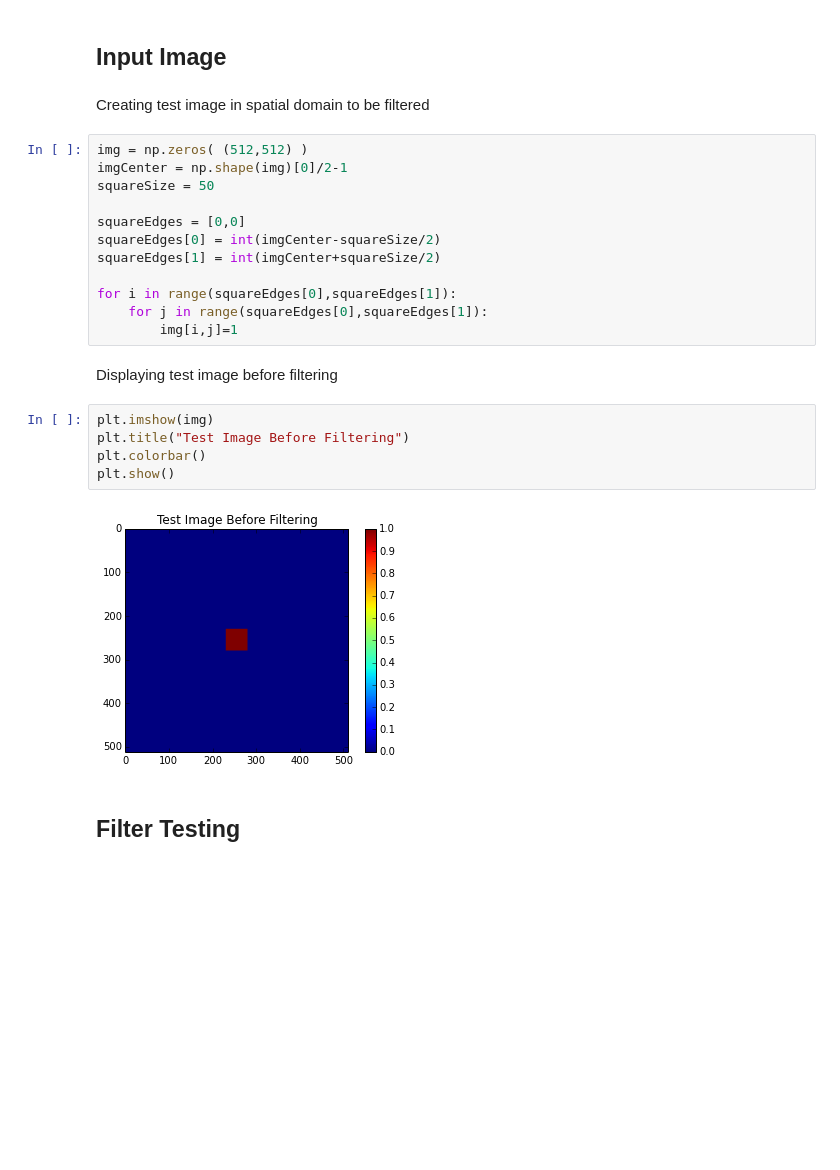
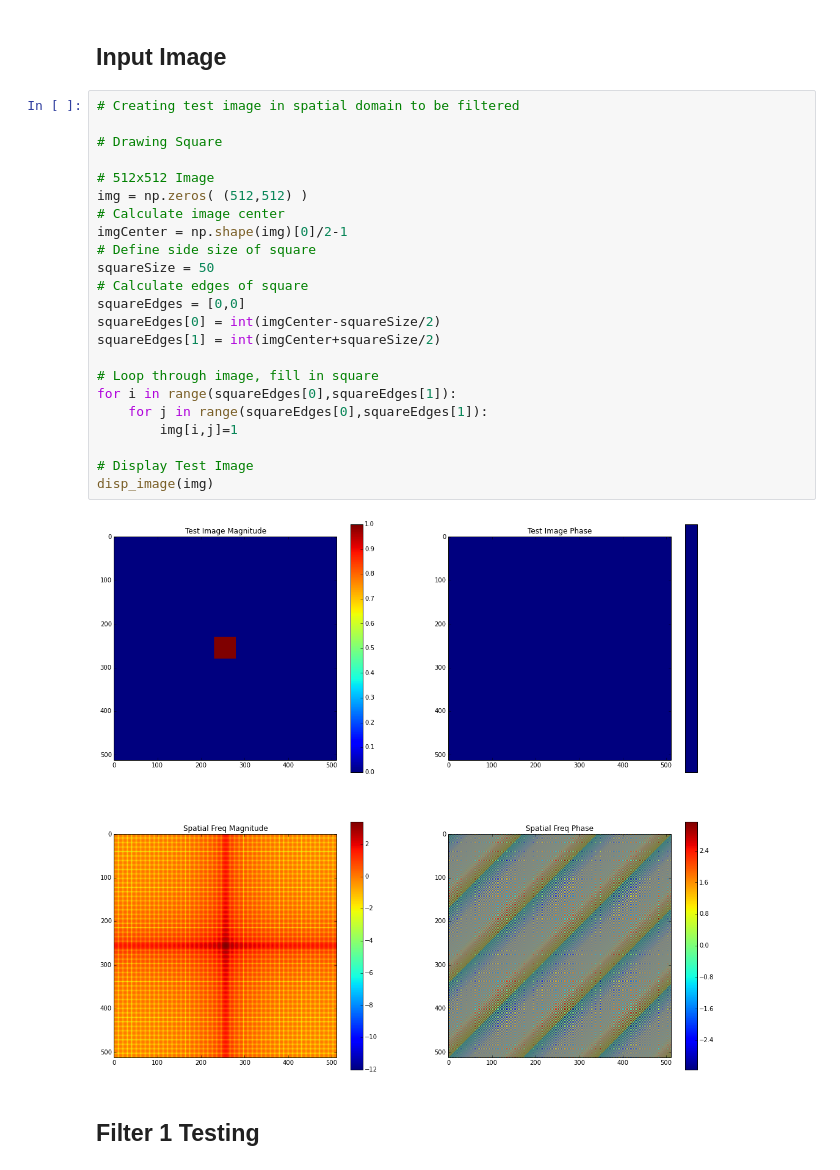
Before and after one commit to nsmidth/CPSLO-Speckle-Reduction, a Jupyter notebook: test_f_filter.ipynb, the cells around one changed output. Saved outputs shown, nothing was run; the diff lists cells and outputs as text; blank space fills up the shorter version.

Commit message:
Full filter testing complete

```diff
--- a/test_f_filter.ipynb
+++ b/test_f_filter.ipynb
@@ -11,27 +73,29 @@ from speckle_fns import fits_import
 # %% [markdown]
 ## Input Image
-# %% [markdown]
-Creating test image in spatial domain to be filtered
 # %%
+# Creating test image in spatial domain to be filtered
+
+# Drawing Square
+
+# 512x512 Image
 img = np.zeros( (512,512) )
+# Calculate image center
 imgCenter = np.shape(img)[0]/2-1
+# Define side size of square
 squareSize = 50
-
+# Calculate edges of square
 squareEdges = [0,0]
 squareEdges[0] = int(imgCenter-squareSize/2)
 squareEdges[1] = int(imgCenter+squareSize/2)
 
+# Loop through image, fill in square
 for i in range(squareEdges[0],squareEdges[1]):
     for j in range(squareEdges[0],squareEdges[1]):
         img[i,j]=1
+
+# Display Test Image
+disp_image(img)
+# %% [output]
+[figure, added]
-# %% [markdown]
-Displaying test image before filtering
-# %%
-plt.imshow(img)
-plt.title("Test Image Before Filtering")
-plt.colorbar()
-plt.show()
-# %% [output]
-[figure, removed]
 # %% [markdown]
-## Filter Testing
+## Filter 1 Testing
```
Also changed, not shown: parts of 6 cells of this notebook.
